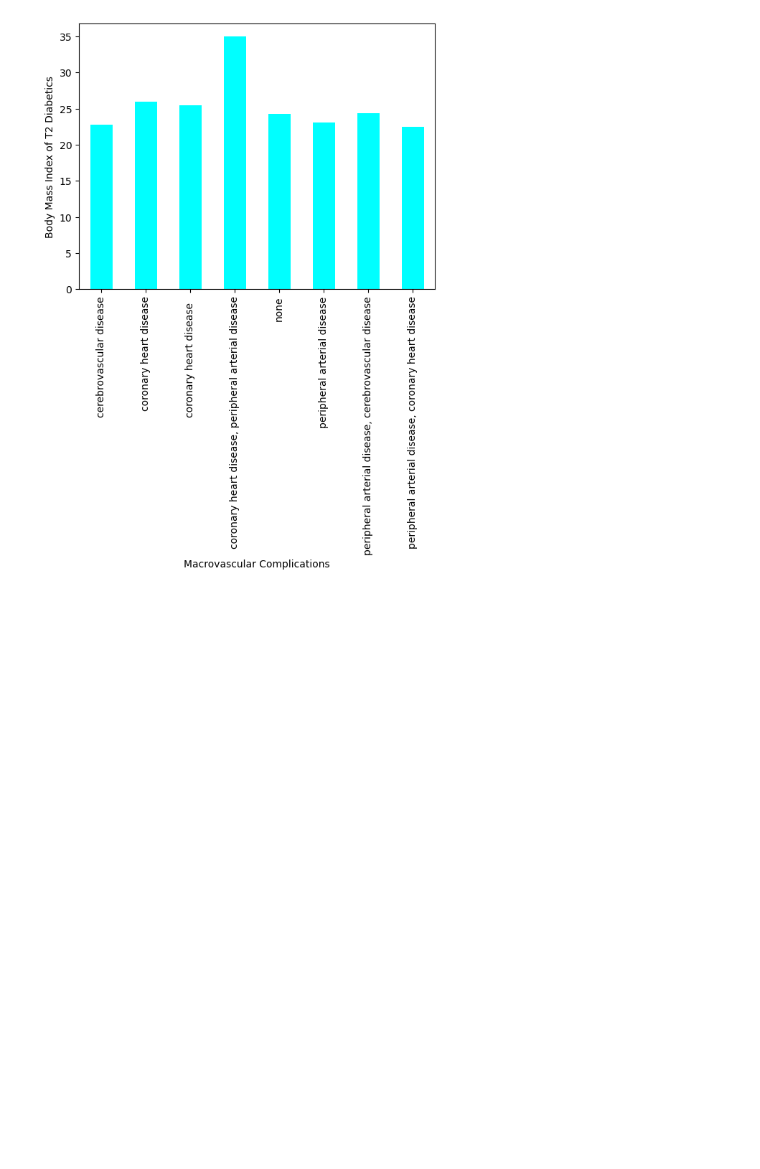
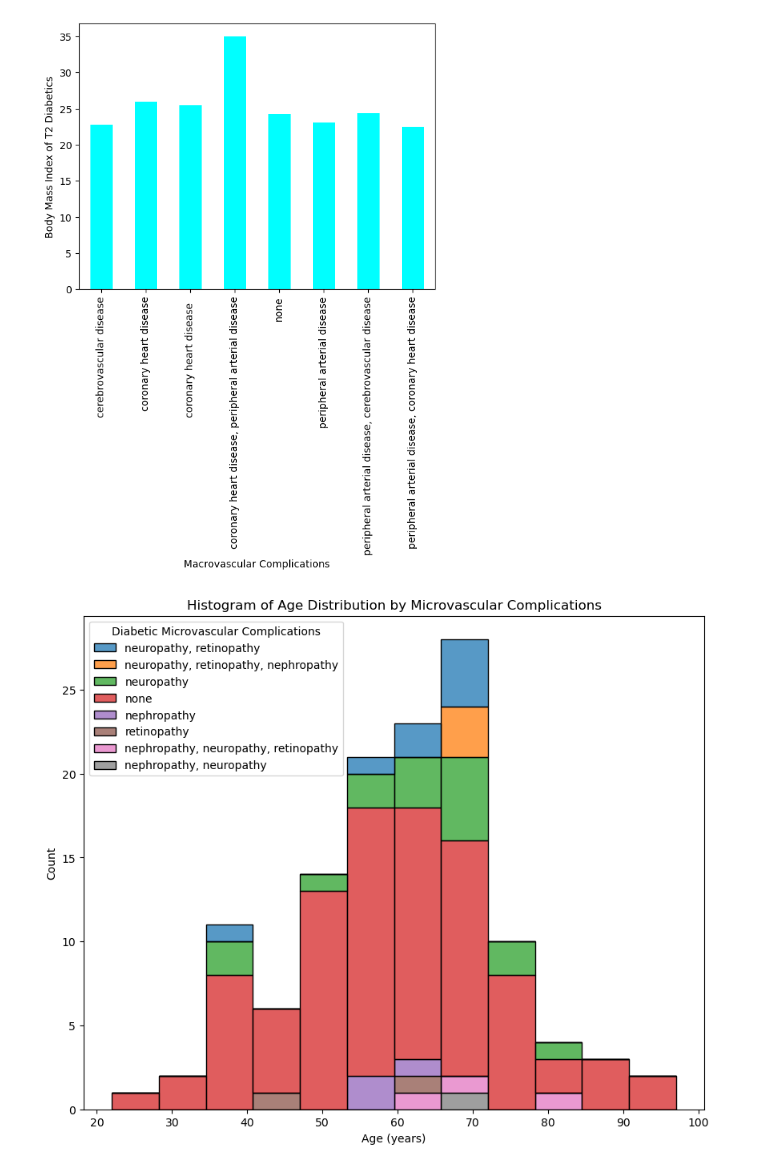
Before and after one commit to LaShawnSykes/Group-3_Project1, a Jupyter notebook: Code/rev_dataset.ipynb, the cells around one changed output. Saved outputs shown, nothing was run; the diff lists cells and outputs as text; code cells hidden in the pictures; blank space fills up the shorter version.

Commit message:
More visualization updates

```diff
--- a/Code/rev_dataset.ipynb
+++ b/Code/rev_dataset.ipynb
@@ -266,3 +266,12 @@ plt.ylabel('Body Mass Index of T2 Diabetics')
 plt.savefig('bmidmct2.png')
 # %% [output]
 [figure]
+# %%
+# Visualization 5: Histogram of Age Distribution by Microvascular Complications
+plt.figure(figsize=(10, 8))
+sns.histplot(data=cd1, x='Age (years)', hue='Diabetic Microvascular Complications', multiple='stack')
+plt.title('Histogram of Age Distribution by Microvascular Complications')
+plt.savefig('histogram.png')
+plt.show()
+# %% [output]
+[figure, added]
```
Also changed, not shown: parts of 3 cells of this notebook, 4 other files.
